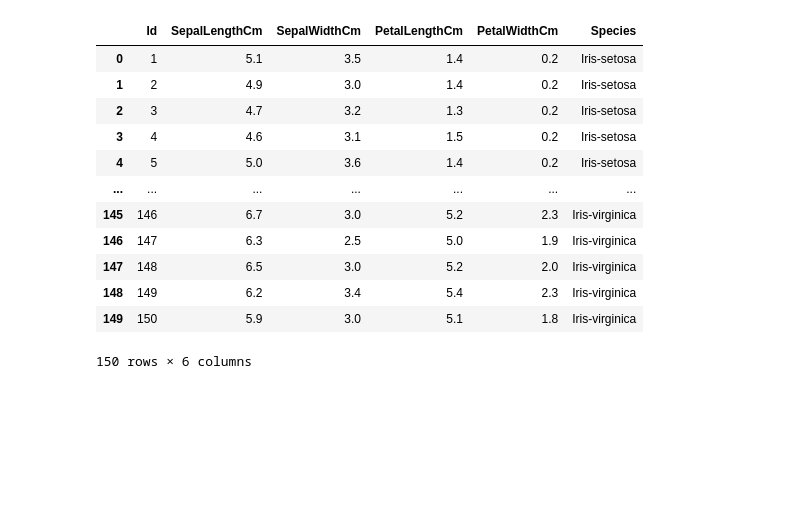
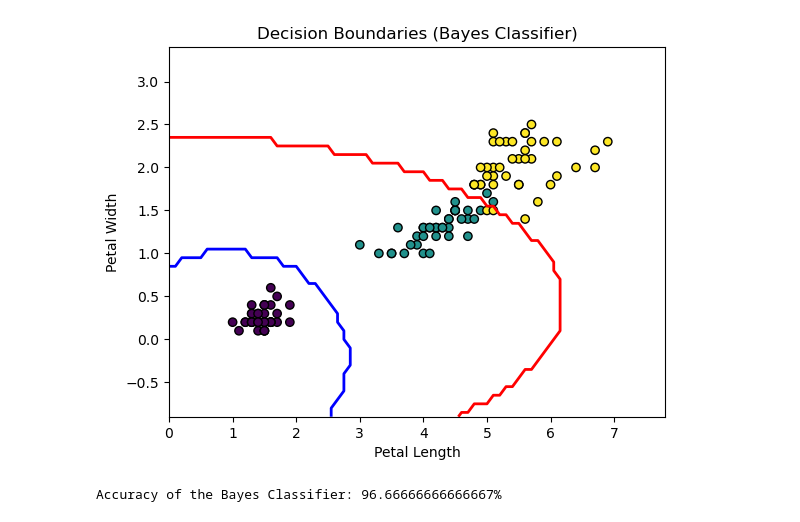
Before and after one commit to Ashrithiiitdm/PRML, a Jupyter notebook: Lab6/cs22b2025_LAB6_Q4.ipynb, the cells around one changed output. Cells and saved outputs as stored; diff of their text form; code cells hidden in the pictures; blank space fills up the shorter version.

```diff
--- a/Lab6/cs22b2025_LAB6_Q4.ipynb
+++ b/Lab6/cs22b2025_LAB6_Q4.ipynb
@@ -42,16 +28,0 @@ Testing data:
-# %%
-iris_df
-# %% [output]
-|  | Id | SepalLengthCm | SepalWidthCm | PetalLengthCm | PetalWidthCm | Species |
-| 0 | 1 | 5.1 | 3.5 | 1.4 | 0.2 | Iris-setosa |
-| 1 | 2 | 4.9 | 3.0 | 1.4 | 0.2 | Iris-setosa |
-| 2 | 3 | 4.7 | 3.2 | 1.3 | 0.2 | Iris-setosa |
-| 3 | 4 | 4.6 | 3.1 | 1.5 | 0.2 | Iris-setosa |
-| 4 | 5 | 5.0 | 3.6 | 1.4 | 0.2 | Iris-setosa |
-| ... | ... | ... | ... | ... | ... | ... |
-| 145 | 146 | 6.7 | 3.0 | 5.2 | 2.3 | Iris-virginica |
-| 146 | 147 | 6.3 | 2.5 | 5.0 | 1.9 | Iris-virginica |
-| 147 | 148 | 6.5 | 3.0 | 5.2 | 2.0 | Iris-virginica |
-| 148 | 149 | 6.2 | 3.4 | 5.4 | 2.3 | Iris-virginica |
-| 149 | 150 | 5.9 | 3.0 | 5.1 | 1.8 | Iris-virginica |
-150 rows × 6 columns
@@ -57,0 +57,62 @@ iris_df
+# %%
+# Load iris dataset
+iris_df = pd.read_csv('./iris.csv')
+
+#Only two features
+iris_df = iris_df[['PetalLengthCm', 'PetalWidthCm', 'Species']]
+
+# Testing data: First 10 samples of each variety
+test_df = []
+for class_label in iris_df['Species'].unique():
+    sample = iris_df[iris_df['Species'] == class_label].head(10)
+    test_df.append(sample)
+
+test_df = pd.concat(test_df)
+
+n = 3
+#Dropping testing dataset
+training_df = iris_df.drop(test_df.index)
+
+# Mapping species to integers: 'setosa' -> 0, 'versicolor' -> 1, 'virginica' -> 2
+species_map = {'Iris-setosa': 0, 'Iris-versicolor': 1, 'Iris-virginica': 2}
+labels = training_df['Species'].map(species_map).values
+training_df.drop(columns = [ 'Species'], inplace = True)
+
+# Calculating mean and variance for training data
+mean, var = calculate_mean_variance(training_df, labels, n)
+
+# For plotting decision boundaries
+x_min, x_max = training_df.iloc[:, 0].min() - 1, training_df.iloc[:, 0].max() + 1
+y_min, y_max = training_df.iloc[:, 1].min() - 1, training_df.iloc[:, 1].max() + 1
+xx, yy = np.meshgrid(np.arange(x_min, x_max, 0.1), np.arange(y_min, y_max, 0.1))
+grid = np.c_[xx.ravel(), yy.ravel()]
+
+# Classifying the grid points
+result = bayes_classifier(grid, mean, var, n)
+result = result.reshape(xx.shape)
+
+# Plotting decision boundaries
+
+plt.contour(xx, yy, result, levels=[0.5, 1.5], colors=['blue', 'red'], linewidths=2)
+plt.scatter(training_df.iloc[:, 0], training_df.iloc[:, 1], c=labels, edgecolor='k', marker='o')
+plt.xlabel('Petal Length')
+plt.ylabel('Petal Width')
+plt.title('Decision Boundaries (Bayes Classifier)')
+plt.show()
+# %% [output]
+[figure, added]
+# %%
+# Mapping the test labels to integers for comparison
+test_labels = test_df['Species'].map(species_map).values
+
+# Dropping the 'Species' column from the test data, keeping only the features
+test_features = test_df.drop(columns=['Species']).values
+
+# Classifying the test data
+test_predictions = bayes_classifier(test_features, mean, var, n)
+
+# Calculating accuracy
+accuracy = np.mean(test_predictions == test_labels) * 100
+print(f'Accuracy of the Bayes Classifier: {accuracy}%')
+# %% [output]
+Accuracy of the Bayes Classifier: 96.66666666666667%
```
Also changed, not shown: parts of 4 cells of this notebook, 2 other files.
